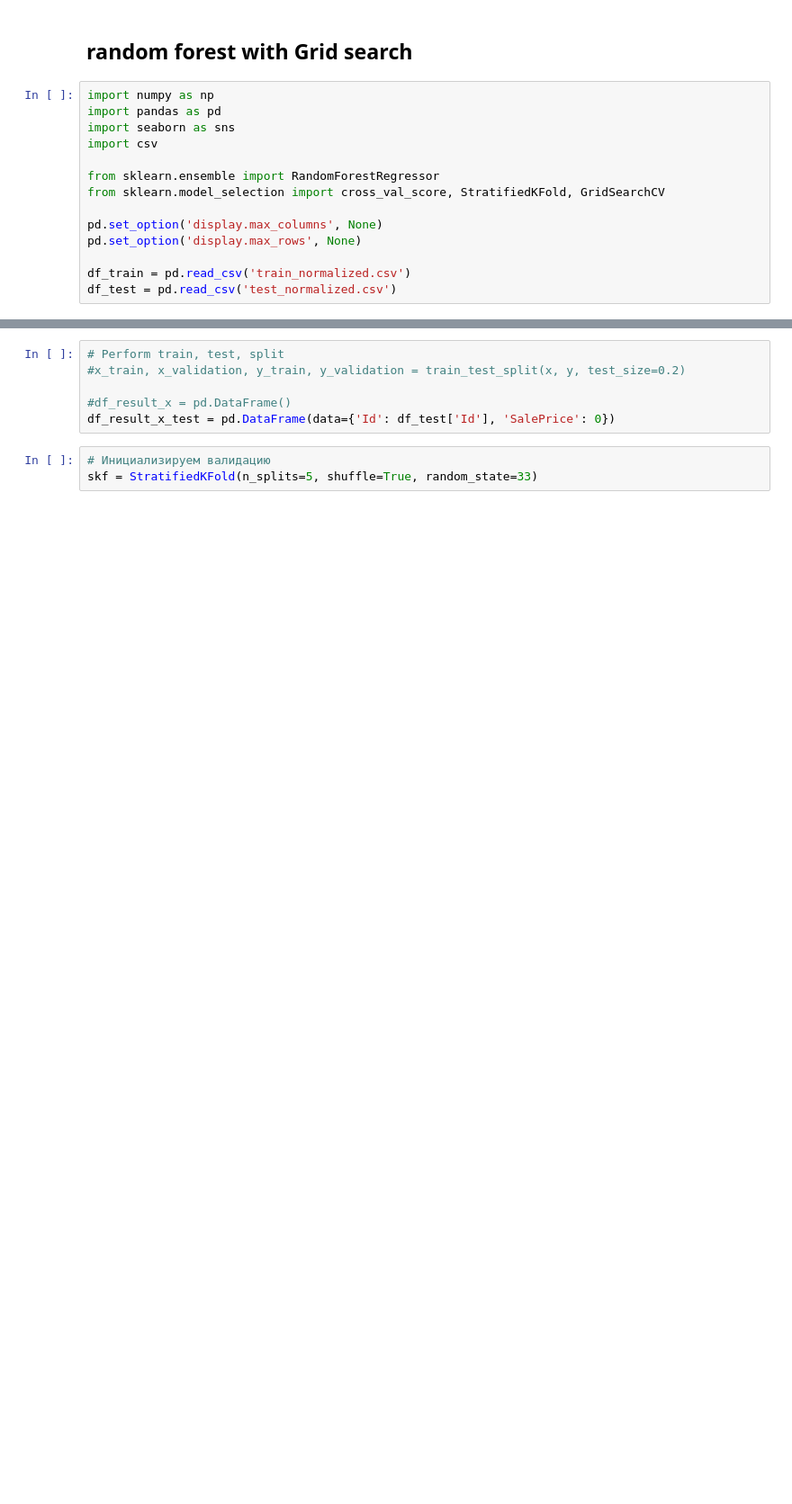
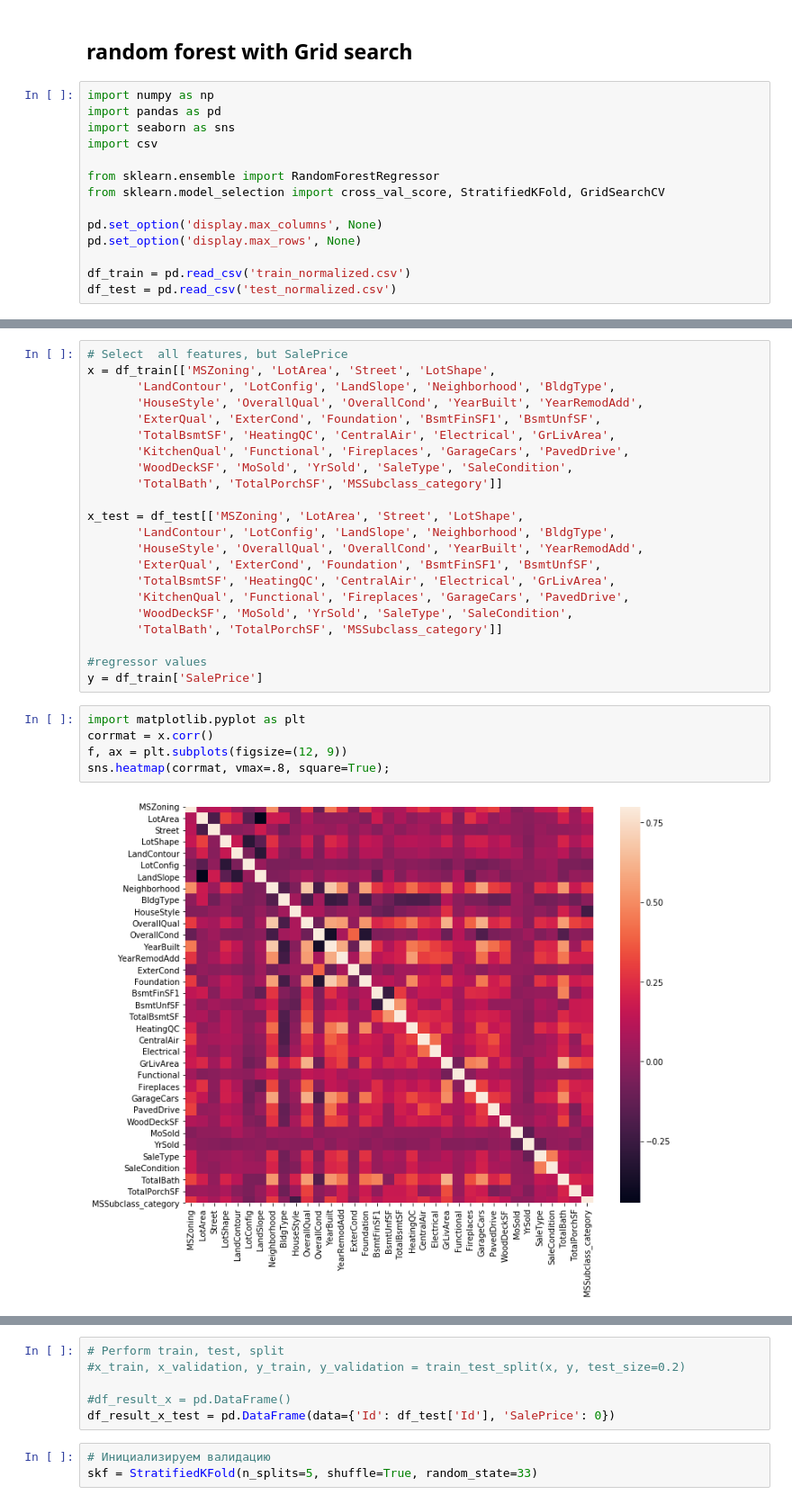
Before and after one commit to astramax57/house-prices, a Jupyter notebook: house-prising-random-forest.ipynb, the cells around one changed output, grey strips where cells are left out. Shown at 90% size. Drawn from its saved outputs; the diff is of its cells as text; blank space fills up the shorter version.

```diff
--- a/house-prising-random-forest.ipynb
+++ b/house-prising-random-forest.ipynb
@@ -89,0 +17,29 @@ y = df_train['SalePrice']
+# %%
+# Select  all features, but SalePrice
+x = df_train[['MSZoning', 'LotArea', 'Street', 'LotShape',
+       'LandContour', 'LotConfig', 'LandSlope', 'Neighborhood', 'BldgType',
+       'HouseStyle', 'OverallQual', 'OverallCond', 'YearBuilt', 'YearRemodAdd',
+       'ExterQual', 'ExterCond', 'Foundation', 'BsmtFinSF1', 'BsmtUnfSF',
+       'TotalBsmtSF', 'HeatingQC', 'CentralAir', 'Electrical', 'GrLivArea',
+       'KitchenQual', 'Functional', 'Fireplaces', 'GarageCars', 'PavedDrive',
+       'WoodDeckSF', 'MoSold', 'YrSold', 'SaleType', 'SaleCondition',
+       'TotalBath', 'TotalPorchSF', 'MSSubclass_category']]
+
+x_test = df_test[['MSZoning', 'LotArea', 'Street', 'LotShape',
+       'LandContour', 'LotConfig', 'LandSlope', 'Neighborhood', 'BldgType',
+       'HouseStyle', 'OverallQual', 'OverallCond', 'YearBuilt', 'YearRemodAdd',
+       'ExterQual', 'ExterCond', 'Foundation', 'BsmtFinSF1', 'BsmtUnfSF',
+       'TotalBsmtSF', 'HeatingQC', 'CentralAir', 'Electrical', 'GrLivArea',
+       'KitchenQual', 'Functional', 'Fireplaces', 'GarageCars', 'PavedDrive',
+       'WoodDeckSF', 'MoSold', 'YrSold', 'SaleType', 'SaleCondition',
+       'TotalBath', 'TotalPorchSF', 'MSSubclass_category']]
+
+#regressor values
+y = df_train['SalePrice']
+# %%
+import matplotlib.pyplot as plt
+corrmat = x.corr()
+f, ax = plt.subplots(figsize=(12, 9))
+sns.heatmap(corrmat, vmax=.8, square=True);
+# %% [output]
+[figure, added]
```
Also changed, not shown: parts of 9 cells of this notebook, 4 other files.
